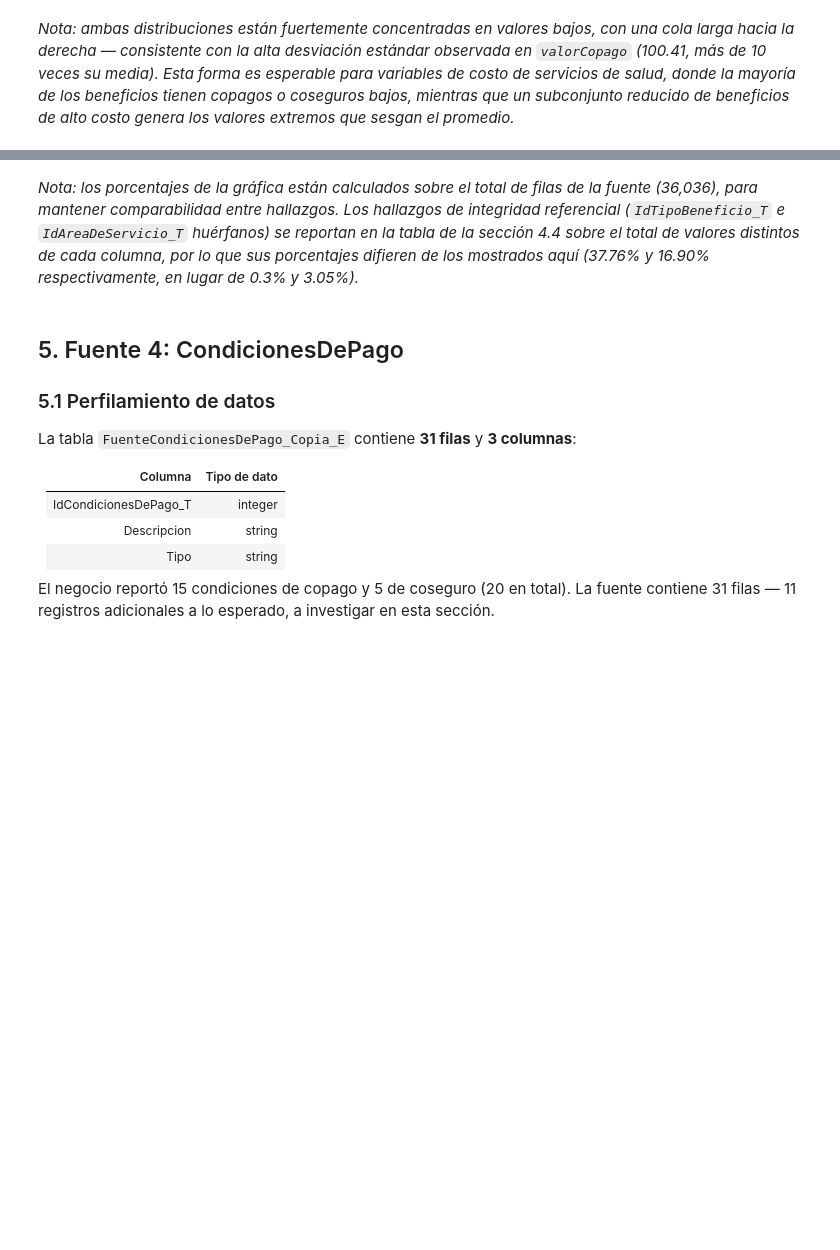
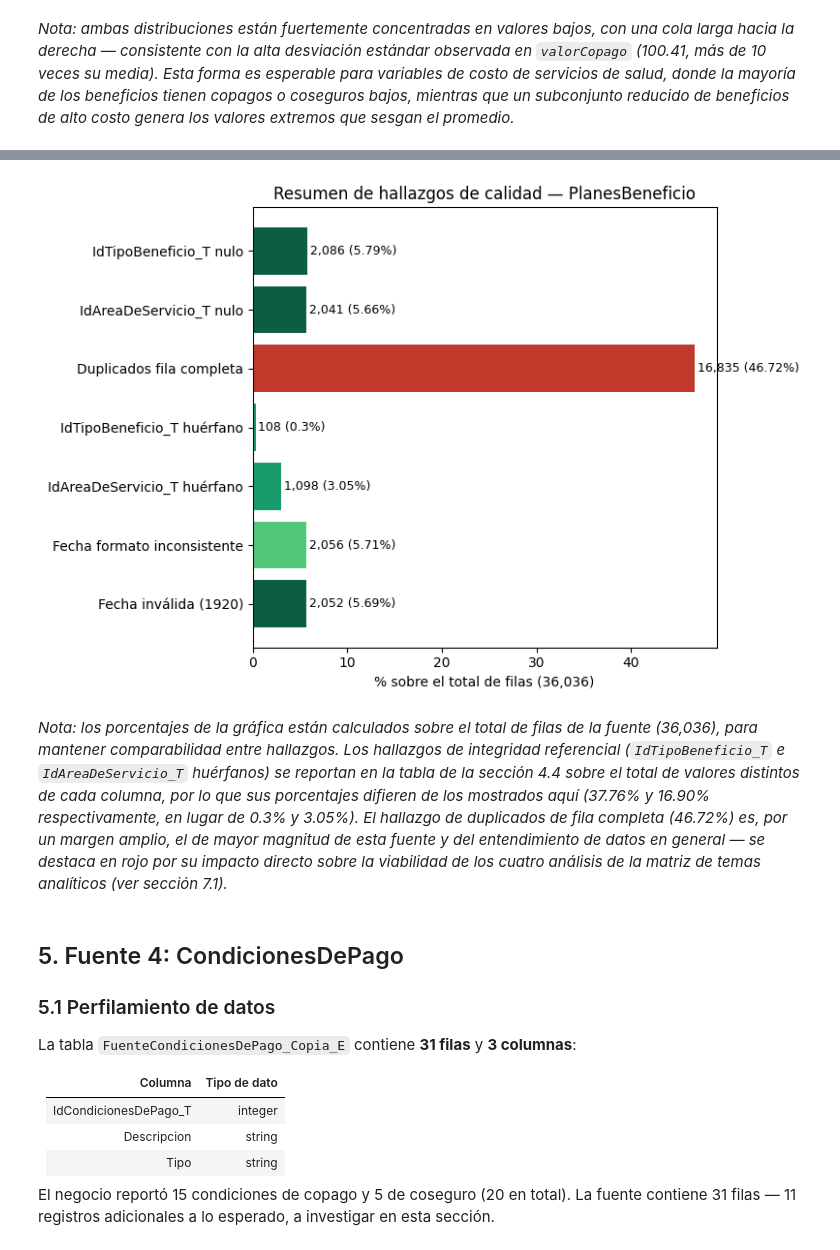
Before and after one commit to nataliacantinic/Modelado-de-Datos-y-ETL, a Jupyter notebook: Proyecto/RaSA-Entendimiento Datos.ipynb, the cells around one changed output, grey strips where cells are left out. Drawn from its saved outputs; the diff is of its cells as text; code cells hidden in the pictures; blank space fills up the shorter version.

Commit message:
Entendimiento de datos completo - Entregables 1, 2, 3 y 4

```diff
--- a/Proyecto/RaSA-Entendimiento Datos.ipynb
+++ b/Proyecto/RaSA-Entendimiento Datos.ipynb
@@ -1336,10 +1334,47 @@ plt.show()
+# %%
+import matplotlib.pyplot as plt
+
+hallazgos_planes = [
+    "IdTipoBeneficio_T nulo",
+    "IdAreaDeServicio_T nulo",
+    "Duplicados fila completa",
+    "IdTipoBeneficio_T huérfano",
+    "IdAreaDeServicio_T huérfano",
+    "Fecha formato inconsistente",
+    "Fecha inválida (1920)"
+]
+
+total_filas = 36036
+magnitudes = [2086, 2041, 16835, 108, 1098, 2056, 2052]
+porcentajes = [round(m / total_filas * 100, 2) for m in magnitudes]
+
+colores = ["#0b5e3f", "#0b5e3f", "#c0392b", "#189c6b", "#189c6b", "#50C878", "#0b5e3f"]
+
+fig, ax = plt.subplots(figsize=(8, 5.5))
+barras = ax.barh(hallazgos_planes, porcentajes, color=colores)
+
+ax.set_xlabel("% sobre el total de filas (36,036)")
+ax.set_title("Resumen de hallazgos de calidad — PlanesBeneficio")
+ax.invert_yaxis()
+
+for barra, magnitud, pct in zip(barras, magnitudes, porcentajes):
+    ax.text(barra.get_width() + 0.3, barra.get_y() + barra.get_height()/2,
+             f"{magnitud:,} ({pct}%)", va="center", fontsize=9)
+
+plt.tight_layout()
+plt.show()
+# %% [output]
+[figure, added]
 # %% [markdown]
 *Nota: los porcentajes de la gráfica están calculados sobre el total de filas de la
 fuente (36,036), para mantener comparabilidad entre hallazgos. Los hallazgos de
 integridad referencial (`IdTipoBeneficio_T` e `IdAreaDeServicio_T` huérfanos) se
 reportan en la tabla de la sección 4.4 sobre el total de valores distintos de cada
 columna, por lo que sus porcentajes difieren de los mostrados aquí (37.76% y 16.90%
-respectivamente, en lugar de 0.3% y 3.05%).*
+respectivamente, en lugar de 0.3% y 3.05%). El hallazgo de duplicados de fila completa
+(46.72%) es, por un margen amplio, el de mayor magnitud de esta fuente y del
+entendimiento de datos en general — se destaca en rojo por su impacto directo sobre la
+viabilidad de los cuatro análisis de la matriz de temas analíticos (ver sección 7.1).*
 # %% [markdown]
 ## 5. Fuente 4: CondicionesDePago
 
```
Also changed, not shown: parts of 35 cells of this notebook.
